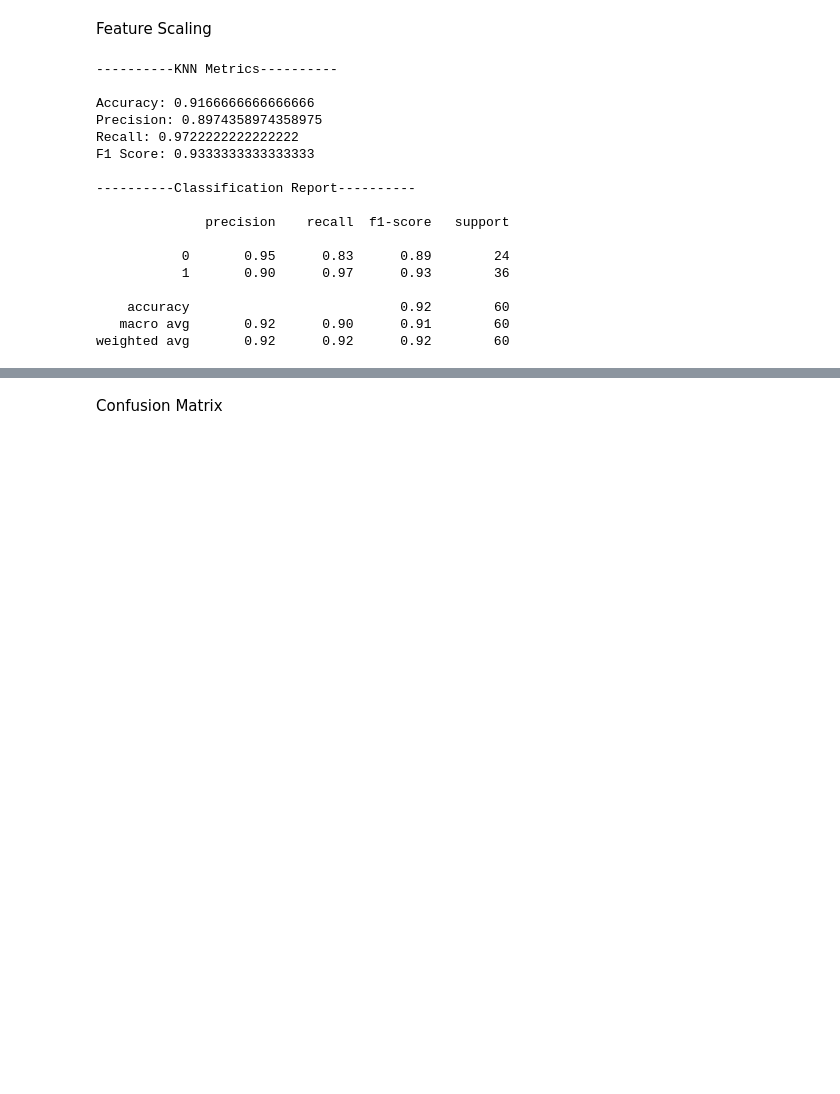
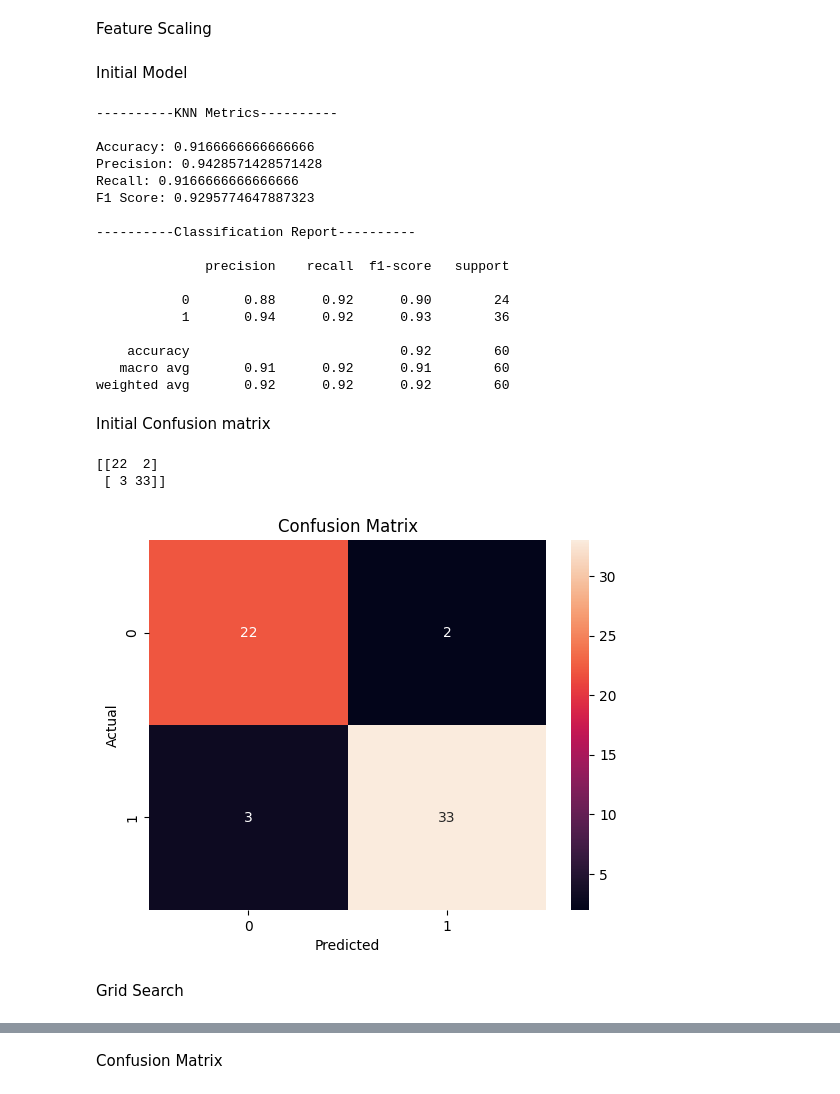
Before and after one commit to kruthi-sb/Cardiac_Events_ML, a Jupyter notebook: ML/KNN.ipynb, the cells around one changed output, grey strips where cells are left out. Saved outputs shown, nothing was run; the diff lists cells and outputs as text; code cells hidden in the pictures; blank space fills up the shorter version.

Commit message:
LR - done with both curves, DT and KNN - done till learning curves

```diff
--- a/ML/KNN.ipynb
+++ b/ML/KNN.ipynb
@@ -25,49 +25,74 @@ scaler = StandardScaler() #creating an instance of the StandardScaler class.
 scaler.fit(X_train) #fitting the scaler to the training set.
 X_train = scaler.transform(X_train) #transforming the training set.
 X_test = scaler.transform(X_test) #transforming the testing set.
+# %% [markdown]
+Initial Model
 # %%
 from sklearn.neighbors import KNeighborsClassifier
 
 # Initialize the model
-knn_clf = KNeighborsClassifier(n_neighbors= 9, p = 2, algorithm='ball_tree', leaf_size=30,weights='uniform')
+knn_clf = KNeighborsClassifier()
 
 # Fit the model on the training data
 knn_clf.fit(X_train, y_train)
 
 # Make predictions on the test data
-y_pred = knn_clf.predict(X_test)
+y_pred_1 = knn_clf.predict(X_test)
 
 #---------------------------------Evaluating the model---------------------------------
 
 # Evaluate the model performance
 from sklearn.metrics import accuracy_score, precision_score, recall_score, f1_score
 print("\n----------KNN Metrics----------\n")
-print("Accuracy:", accuracy_score(y_test, y_pred))
-print("Precision:", precision_score(y_test, y_pred))
-print("Recall:", recall_score(y_test, y_pred))
-print("F1 Score:", f1_score(y_test, y_pred))
+print("Accuracy:", accuracy_score(y_test, y_pred_1))
+print("Precision:", precision_score(y_test, y_pred_1))
+print("Recall:", recall_score(y_test, y_pred_1))
+print("F1 Score:", f1_score(y_test, y_pred_1))
 #meaning of accuracy score: 0.9 means 90% of the predictions are correct
 
 #classification_report
 print("\n----------Classification Report----------\n")
 from sklearn.metrics import classification_report
-cr = classification_report(y_test, y_pred)
+cr = classification_report(y_test, y_pred_1)
 print(cr)
 # %% [output]
 ----------KNN Metrics----------
 
 Accuracy: 0.9166666666666666
-Precision: 0.8974358974358975
-Recall: 0.9722222222222222
-F1 Score: 0.9333333333333333
+Precision: 0.9428571428571428
+Recall: 0.9166666666666666
+F1 Score: 0.9295774647887323
 
 ----------Classification Report----------
 
               precision    recall  f1-score   support
 
-           0       0.95      0.83      0.89        24
-           1       0.90      0.97      0.93        36
+           0       0.88      0.92      0.90        24
+           1       0.94      0.92      0.93        36
 
     accuracy                           0.92        60
-   macro avg       0.92      0.90      0.91        60
+   macro avg       0.91      0.92      0.91        60
 weighted avg       0.92      0.92      0.92        60
+# %% [markdown]
+Initial Confusion matrix
+# %%
+#get the confusion matrix
+from sklearn.metrics import confusion_matrix
+cm = confusion_matrix(y_test, y_pred_1)
+print(cm)
+
+#visualize the confusion matrix
+import matplotlib.pyplot as plt
+import seaborn as sns
+sns.heatmap(cm, annot=True, fmt="d") #fmt="d" means the values in the matrix are integers
+#annot=True means the values in the matrix are displayed
+plt.title("Confusion Matrix")
+plt.xlabel("Predicted")
+plt.ylabel("Actual")
+plt.show()
+# %% [output]
+[[22  2]
+ [ 3 33]]
+[figure, added]
+# %% [markdown]
+Grid Search
```
Also changed, not shown: parts of 11 cells of this notebook, 3 other files.
